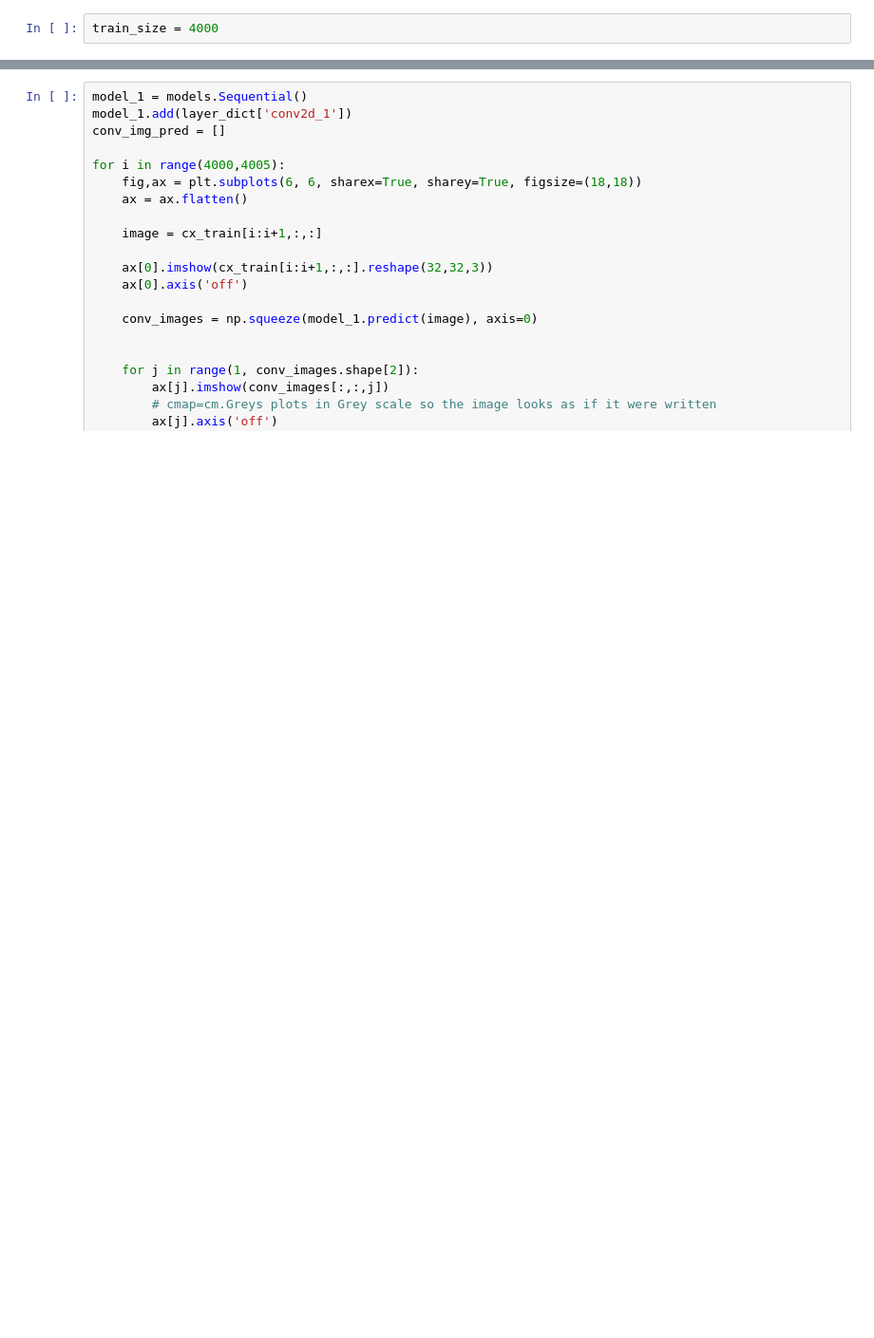
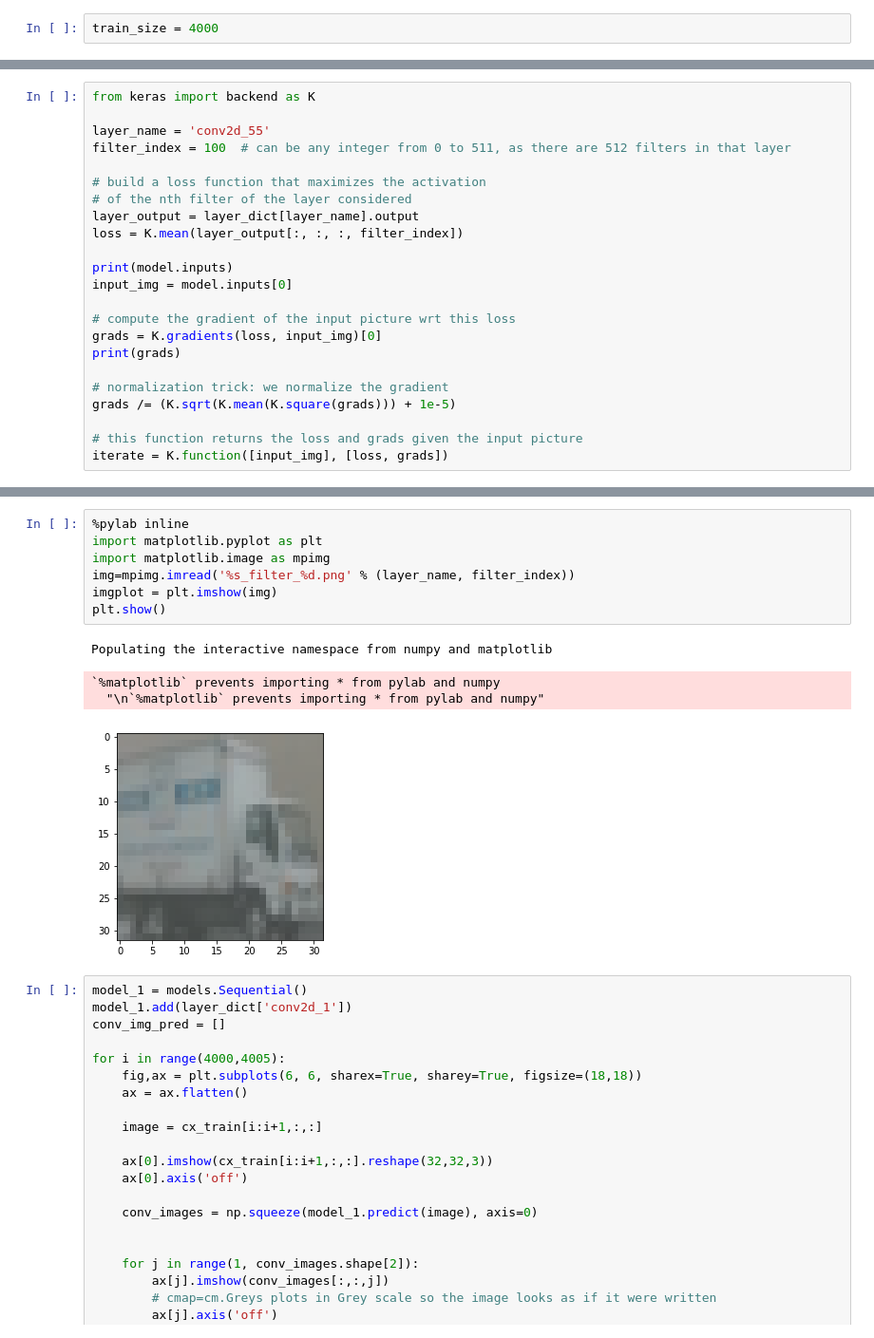
Before and after one commit to yamsgithub/deep_learning_exercises, a Jupyter notebook: cifar.ipynb, the cells around one changed output, grey strips where cells are left out. Shown at 95% size. Saved outputs shown, nothing was run; the diff lists cells and outputs as text; blank space fills up the shorter version.

```diff
--- a/cifar.ipynb
+++ b/cifar.ipynb
@@ -129,0 +155,23 @@ layer_dict
+# %%
+from keras import backend as K
+
+layer_name = 'conv2d_55'
+filter_index = 100  # can be any integer from 0 to 511, as there are 512 filters in that layer
+
+# build a loss function that maximizes the activation
+# of the nth filter of the layer considered
+layer_output = layer_dict[layer_name].output
+loss = K.mean(layer_output[:, :, :, filter_index])
+
+print(model.inputs)
+input_img = model.inputs[0]
+
+# compute the gradient of the input picture wrt this loss
+grads = K.gradients(loss, input_img)[0]
+print(grads)
+
+# normalization trick: we normalize the gradient
+grads /= (K.sqrt(K.mean(K.square(grads))) + 1e-5)
+
+# this function returns the loss and grads given the input picture
+iterate = K.function([input_img], [loss, grads])
@@ -130,3 +221,15 @@ layer_dict
+# %%
+%pylab inline
+import matplotlib.pyplot as plt
+import matplotlib.image as mpimg
+img=mpimg.imread('%s_filter_%d.png' % (layer_name, filter_index))
+imgplot = plt.imshow(img)
+plt.show()
+# %% [output]
+Populating the interactive namespace from numpy and matplotlib
+`%matplotlib` prevents importing * from pylab and numpy
+  "\n`%matplotlib` prevents importing * from pylab and numpy"
+[figure, added]
 # %%
 model_1 = models.Sequential()
 model_1.add(layer_dict['conv2d_1'])
```
Also changed, not shown: parts of 10 cells of this notebook.
